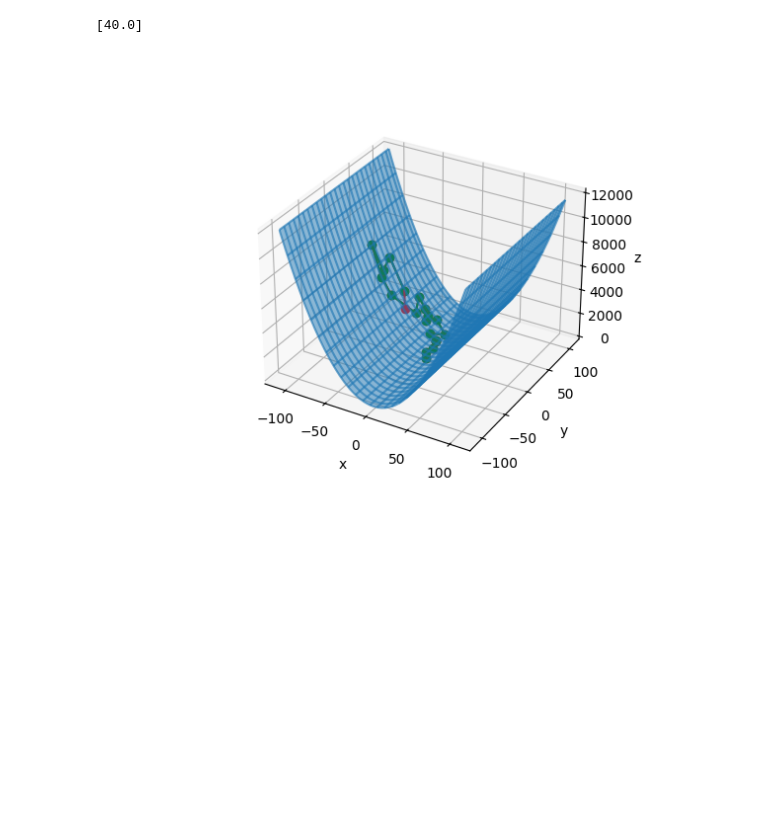
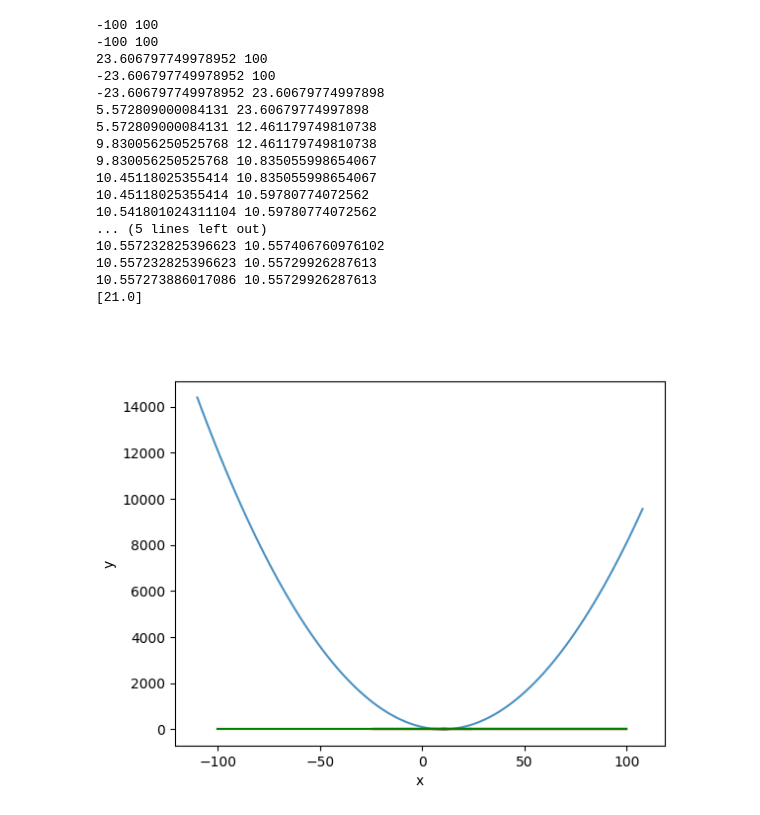
Before and after one commit to Skorniakov-Leonid/Methods-of-optimization, a Jupyter notebook: presentation/lab-1/test.ipynb, the cells around one changed output. Saved outputs shown, nothing was run; the diff lists cells and outputs as text; code cells hidden in the pictures; blank space fills up the shorter version.

Commit message:
golden ratio added

```diff
--- a/presentation/lab-1/test.ipynb
+++ b/presentation/lab-1/test.ipynb
@@ -1,25 +1,42 @@
 # %%
 %matplotlib widget
 from src.metric import CallCount
 from src.common.oracul import LambdaOracul
 
-from src.lab1.stop_condition import CountCondition
+from src.lab1.stop_condition import CountCondition, PrecisionCondition
 import numpy as np
 from src.common import Oracul, Point
 from src.lab1.method_processor import MethodProcessor
-from src.lab1.methods import RandomMethod
+from src.lab1.methods import RandomMethod, GoldenRatioMethod
 
 import matplotlib.pyplot as plt
 
 fig = plt.figure()
 
 method = RandomMethod()
-oracul = LambdaOracul(lambda x, y: x ** 2)
-point, metrics, anim = MethodProcessor.process(method, oracul, CountCondition(20), metrics=[CallCount()], visualize=True,
-                                              low_bracket=[-100, -100], high_bracket=[100, 100])
+golden_ratio = GoldenRatioMethod()
+oracul = LambdaOracul(lambda x: (x - 10) ** 2, 2)
+point, metrics, anim = MethodProcessor.process(golden_ratio, oracul, CountCondition(20), metrics=[CallCount()], method_params = {"a":-100, "b":100}, visualize=True,
+                                              low_bracket=[-100], high_bracket=[100])
 print(metrics)
 plt.show()
 # %% [output]
-[40.0]
+-100 100
+-100 100
+23.606797749978952 100
+-23.606797749978952 100
+-23.606797749978952 23.60679774997898
+5.572809000084131 23.60679774997898
+5.572809000084131 12.461179749810738
+9.830056250525768 12.461179749810738
+9.830056250525768 10.835055998654067
+10.45118025355414 10.835055998654067
+10.45118025355414 10.59780774072562
+10.541801024311104 10.59780774072562
+... (5 lines left out)
+10.557232825396623 10.557406760976102
+10.557232825396623 10.55729926287613
+10.557273886017086 10.55729926287613
+[21.0]
-[figure, old version]
+[figure, new version]
 [figure]
```
Also changed, not shown: 2 other files.
